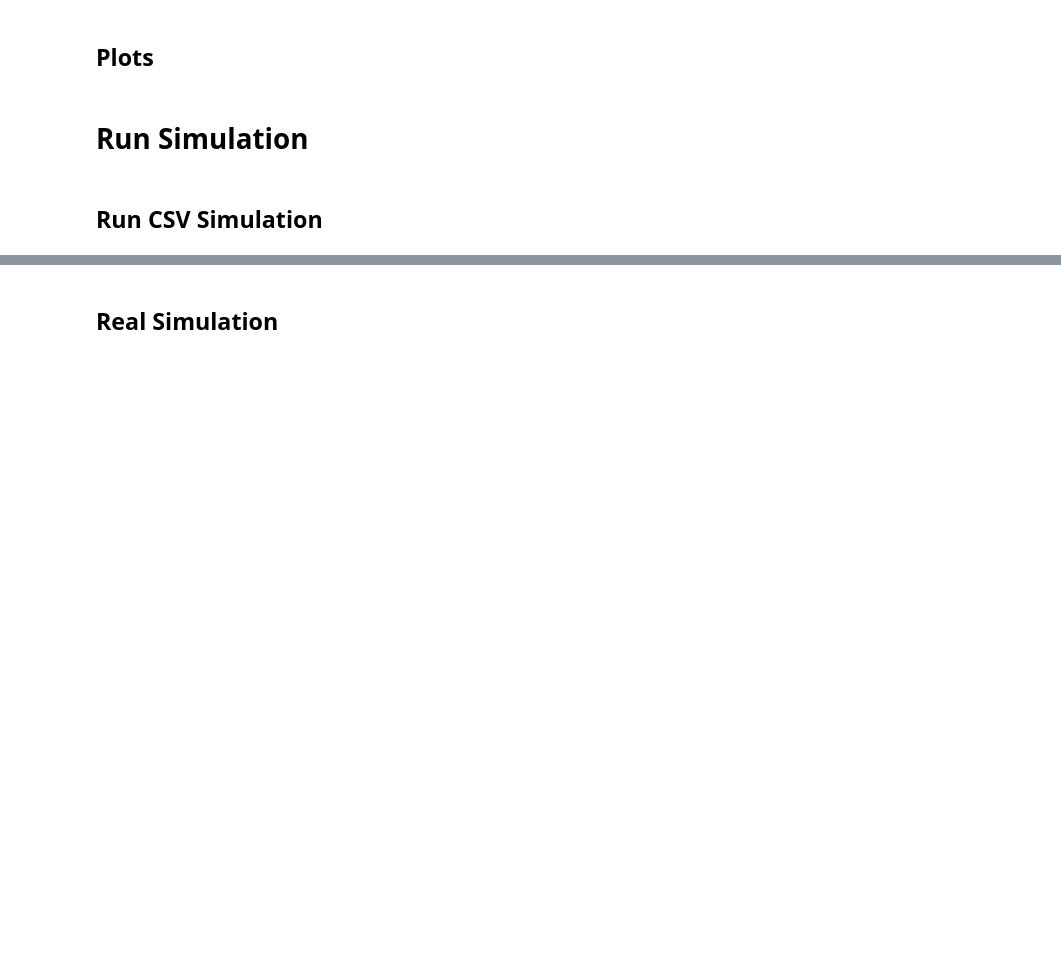
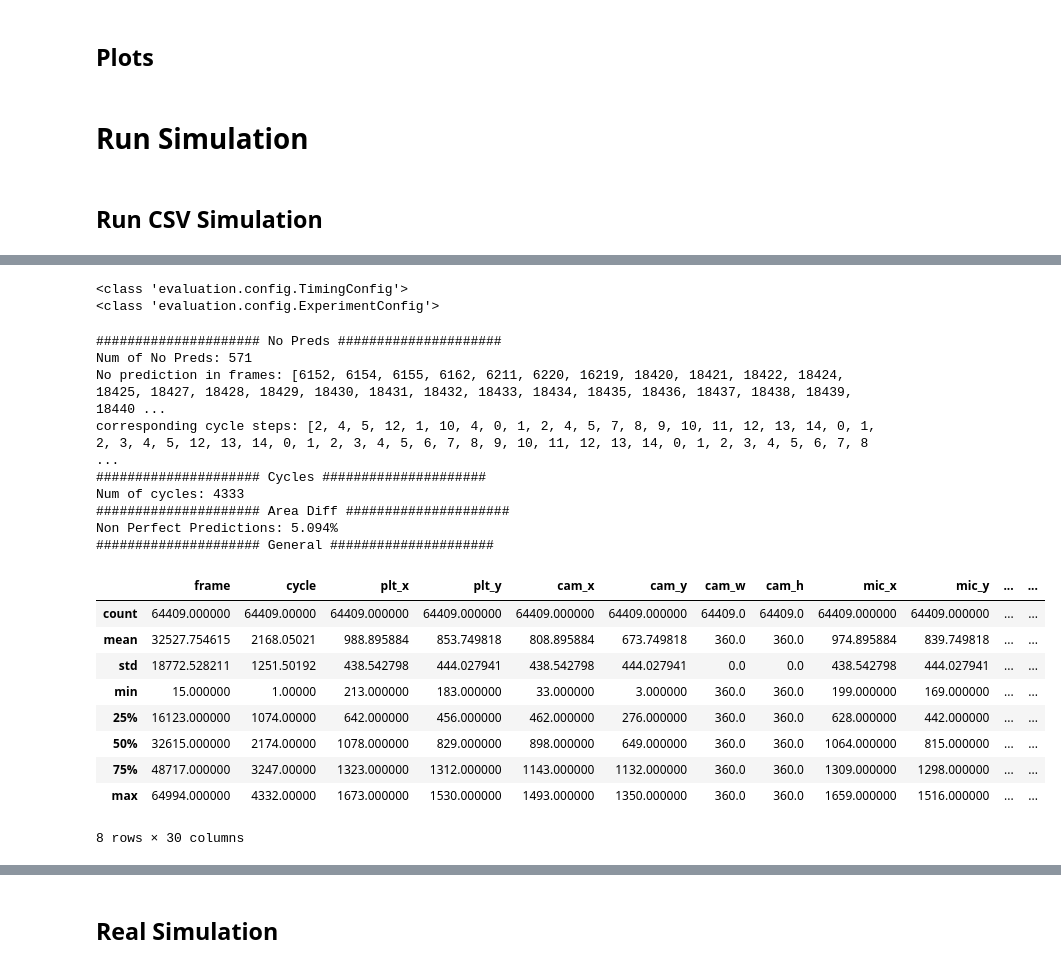
Before and after one commit to giladfrid009/WTracker, a Jupyter notebook: main2.ipynb, the cells around one changed output, grey strips where cells are left out. Cells and saved outputs as stored; diff of their text form; code cells hidden in the pictures; blank space fills up the shorter version.

```diff
--- a/main2.ipynb
+++ b/main2.ipynb
@@ -30,3 +33,16 @@ log_path = "D:\\Guy_Gilad\\Bio-Proj\\logs\\bboxes.csv"
+# %%
+log_path = "data/Data/Exp1_GuyGilad_logs_yolo/bboxes.csv"
+experiment_config = ExperimentConfig.load_json("data/Data/Exp1_GuyGilad_logs_yolo/experiment_config.json")
+
+time_config = TimingConfig(
+    imaging_time_ms=100,
+    pred_time_ms=15,
+    moving_time_ms=50,
+    camera_size_mm=(4, 4),
+    micro_size_mm=(0.22, 0.22),
+    experiment_config=experiment_config,
+)
+vlc = VLC(None, time_config, log_path, 'mic')
 # %%
 import cProfile
 vlc = VLC(files, timing_config, log_path, 'plt')
@@ -319,4 +354,32 @@ sim = Simulator(time_config, exp_config, logging_controller, reader=None, motor_
 # %%
 sim.run()
 time_config.save_json(exp_base_path + "/time_config.json")
-exp_config.save_json(exp_base_path + "/exp_config.json")
+experiment_config.save_json(exp_base_path + "/exp_config.json")
+# %% [output]
+<class 'evaluation.config.TimingConfig'>
+<class 'evaluation.config.ExperimentConfig'>
+# %%
+from evaluation.analysis import Plotter
+
+pltr = Plotter(log_config.bbox_file_path, time_config)
+data = pltr.print_statistics(n=10)
+# %% [output]
+##################### No Preds #####################
+Num of No Preds: 571
+No prediction in frames: [6152, 6154, 6155, 6162, 6211, 6220, 16219, 18420, 18421, 18422, 18424, 18425, 18427, 18428, 18429, 18430, 18431, 18432, 18433, 18434, 18435, 18436, 18437, 18438, 18439, 18440 ...
+corresponding cycle steps: [2, 4, 5, 12, 1, 10, 4, 0, 1, 2, 4, 5, 7, 8, 9, 10, 11, 12, 13, 14, 0, 1, 2, 3, 4, 5, 12, 13, 14, 0, 1, 2, 3, 4, 5, 6, 7, 8, 9, 10, 11, 12, 13, 14, 0, 1, 2, 3, 4, 5, 6, 7, 8 ...
+##################### Cycles #####################
+Num of cycles: 4333
+##################### Area Diff #####################
+Non Perfect Predictions: 5.094%
+##################### General #####################
+|  | frame | cycle | plt_x | plt_y | cam_x | cam_y | cam_w | cam_h | mic_x | mic_y | ... | ... |
+| count | 64409.000000 | 64409.00000 | 64409.000000 | 64409.000000 | 64409.000000 | 64409.000000 | 64409.0 | 64409.0 | 64409.000000 | 64409.000000 | ... | ... |
+| mean | 32527.754615 | 2168.05021 | 988.895884 | 853.749818 | 808.895884 | 673.749818 | 360.0 | 360.0 | 974.895884 | 839.749818 | ... | ... |
+| std | 18772.528211 | 1251.50192 | 438.542798 | 444.027941 | 438.542798 | 444.027941 | 0.0 | 0.0 | 438.542798 | 444.027941 | ... | ... |
+| min | 15.000000 | 1.00000 | 213.000000 | 183.000000 | 33.000000 | 3.000000 | 360.0 | 360.0 | 199.000000 | 169.000000 | ... | ... |
+| 25% | 16123.000000 | 1074.00000 | 642.000000 | 456.000000 | 462.000000 | 276.000000 | 360.0 | 360.0 | 628.000000 | 442.000000 | ... | ... |
+| 50% | 32615.000000 | 2174.00000 | 1078.000000 | 829.000000 | 898.000000 | 649.000000 | 360.0 | 360.0 | 1064.000000 | 815.000000 | ... | ... |
+| 75% | 48717.000000 | 3247.00000 | 1323.000000 | 1312.000000 | 1143.000000 | 1132.000000 | 360.0 | 360.0 | 1309.000000 | 1298.000000 | ... | ... |
+| max | 64994.000000 | 4332.00000 | 1673.000000 | 1530.000000 | 1493.000000 | 1350.000000 | 360.0 | 360.0 | 1659.000000 | 1516.000000 | ... | ... |
+8 rows × 30 columns
```
Also changed, not shown: parts of 21 cells of this notebook, 8 other files.
